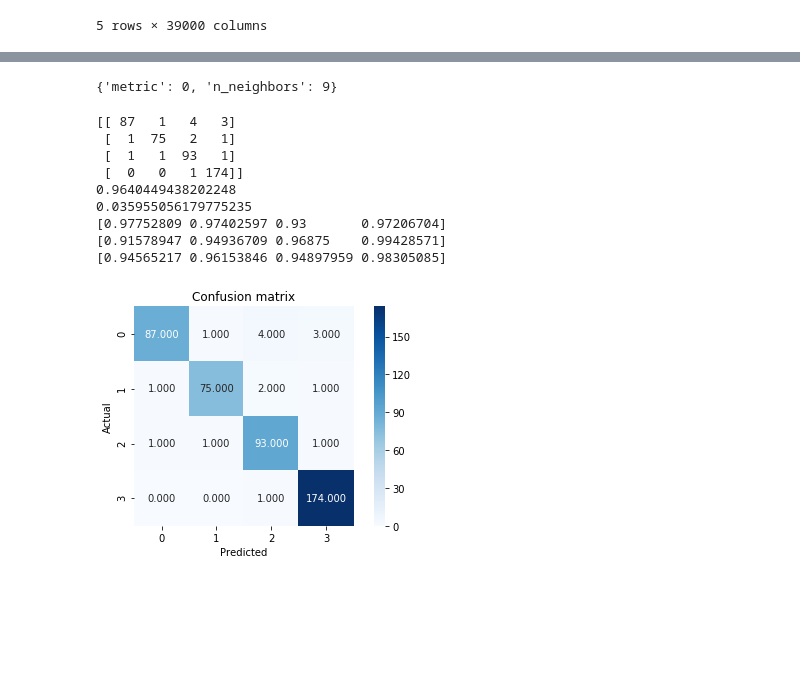
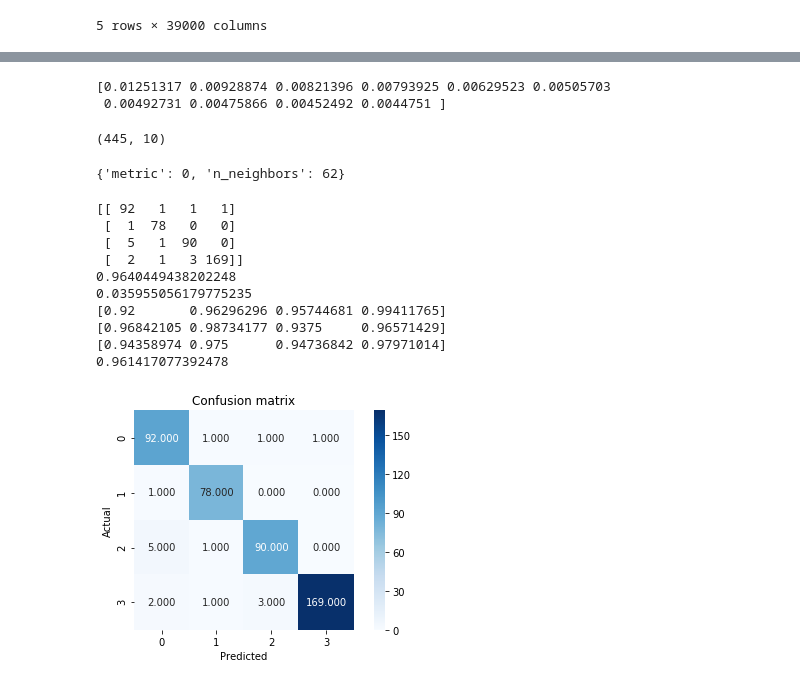
Before and after one commit to kalyankumarp/News_Articles_Categorisation, a Jupyter notebook: News_Articles.ipynb, the cells around one changed output, grey strips where cells are left out. Drawn from its saved outputs; the diff is of its cells as text; code cells hidden in the pictures; blank space fills up the shorter version.

```diff
--- a/News_Articles.ipynb
+++ b/News_Articles.ipynb
@@ -302,6 +294,8 @@ RandomForestClassifier(bootstrap=True, class_weight=None, criterion='gini',
 # %%
+bc = RandomForestClassifier(max_depth = 26,min_samples_leaf = 2, min_samples_split = 3, n_estimators = 175)
+bc.fit(x_train,y_train)
+y_pred = bc.predict(x_test)
 
-y_pred = bc.predict(x_test)
 # Compute confusion matrix
 conf_matrix = metrics.confusion_matrix(y_test, y_pred)
 print(conf_matrix)
@@ -319,4 +313,5 @@ print(1 - metrics.accuracy_score(y_test, y_pred)) # error
 print(metrics.precision_score(y_test, y_pred, average = None)) # precision
 print(metrics.recall_score(y_test, y_pred, average = None)) # recall
 print(metrics.f1_score(y_test, y_pred, average = None)) # F1 score
+print(metrics.f1_score(y_test, y_pred, average = 'macro')) # F1 score average
 # %% [output]
@@ -332,0 +329,12 @@ print(metrics.f1_score(y_test, y_pred, average = None)) # F1 score
+# %%
+# WITH LDA
+from sklearn.discriminant_analysis import LinearDiscriminantAnalysis
+from math import sqrt
+lda = LinearDiscriminantAnalysis(n_components = None)
+x_lda = lda.fit_transform(x_train, y_train.values.ravel())
+x_vallda = lda.transform(x_val)
+x_testlda = lda.transform(x_test)
+x_lda = pd.DataFrame(data = x_lda)
+
+
+x_lda.head()
@@ -333,15 +381,33 @@ print(metrics.f1_score(y_test, y_pred, average = None)) # F1 score
+# %%
+# With PCA
+from sklearn.decomposition import PCA
+
+pca = PCA(n_components=10)
+x_pca = pca.fit_transform(x_train)
+x_valpca = pca.transform(x_val)
+x_testpca = pca.transform(x_test)
+print(pca.explained_variance_ratio_)
+
+
+
+x_testpca.shape
+# %% [output]
+[0.01251317 0.00928874 0.00821396 0.00793925 0.00629523 0.00505703
+ 0.00492731 0.00475866 0.00452492 0.0044751 ]
+(445, 10)
 # %%
 # KNN
 from sklearn.neighbors import KNeighborsClassifier
 # %%
+# WIth PCA and KNN
 def objective_func(args):
     n_neighbors = args['n_neighbors']
     metric = args['metric']
     clf = KNeighborsClassifier(n_neighbors=n_neighbors, metric=metric, n_jobs = -1)
 
-    clf.fit(x_train,y_train)
-    y_pred = clf.predict(x_test)
-    f1 = -(f1_score(y_pred,y_test,  average='macro'))
+    clf.fit(x_pca,y_train.values.ravel())
+    y_pred = clf.predict(x_valpca)
+    f1 = -(f1_score(y_pred,y_val,  average='macro'))
     return f1
 space = {'n_neighbors': hp.choice('n_neighbors',range(1,1000)),
         'metric':hp.choice('metric', ["euclidean","manhattan"])}
@@ -349,37 +415,39 @@ space = {'n_neighbors': hp.choice('n_neighbors',range(1,1000)),
 best_classifier = fmin(objective_func, space, algo=tpe.suggest, max_evals=61)
 print(best_classifier)
 # %% [output]
-{'metric': 0, 'n_neighbors': 9}
+{'metric': 0, 'n_neighbors': 62}
 # %%
-bh = KNeighborsClassifier(metric = 'euclidean', n_neighbors= 9)
-bh.fit(x_train,y_train)
-y_pred = bh.predict(x_test)
+bh = KNeighborsClassifier(metric = 'euclidean', n_neighbors= best_classifier['n_neighbors'])
+bh.fit(x_pca,y_train)
+y_pred = bh.predict(x_testpca)
 
 # Compute confusion matrix
 conf_matrix = metrics.confusion_matrix(y_test, y_pred)
 print(conf_matrix)
 
 # Plot confusion matrix
 sns.heatmap(conf_matrix, annot = True, fmt = ".3f", square = True, cmap = plt.cm.Blues)
 plt.ylabel('Actual')
 plt.xlabel('Predicted')
 plt.title('Confusion matrix')
 plt.tight_layout()
 
 # Compute evaluation metrics
 print(metrics.accuracy_score(y_test, y_pred)) # accuracy
 print(1 - metrics.accuracy_score(y_test, y_pred)) # error
 print(metrics.precision_score(y_test, y_pred, average = None)) # precision
 print(metrics.recall_score(y_test, y_pred, average = None)) # recall
 print(metrics.f1_score(y_test, y_pred, average = None)) # F1 score
+print(metrics.f1_score(y_test, y_pred, average = 'macro')) # F1 score average
 # %% [output]
-[[ 87   1   4   3]
- [  1  75   2   1]
- [  1   1  93   1]
- [  0   0   1 174]]
+[[ 92   1   1   1]
+ [  1  78   0   0]
+ [  5   1  90   0]
+ [  2   1   3 169]]
 0.9640449438202248
 0.035955056179775235
-[0.97752809 0.97402597 0.93       0.97206704]
-[0.91578947 0.94936709 0.96875    0.99428571]
-[0.94565217 0.96153846 0.94897959 0.98305085]
+[0.92       0.96296296 0.95744681 0.99411765]
+[0.96842105 0.98734177 0.9375     0.96571429]
+[0.94358974 0.975      0.94736842 0.97971014]
+0.961417077392478
-[figure, old version]
+[figure, new version]
```
Also changed, not shown: parts of 15 cells of this notebook.
